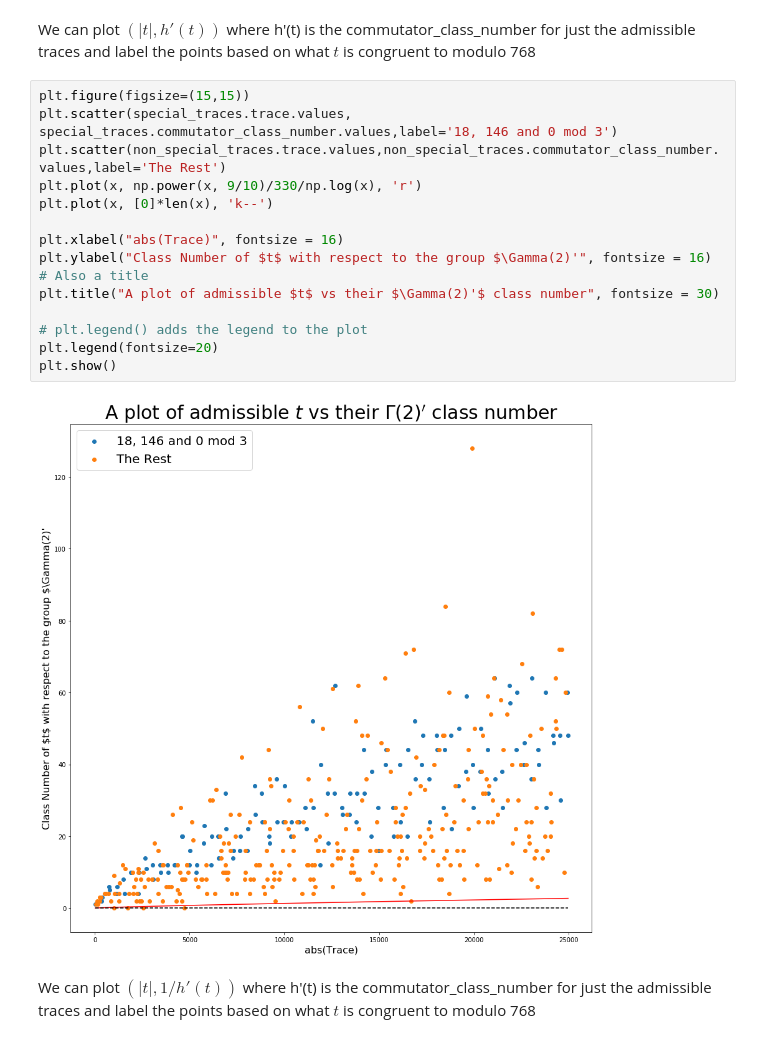
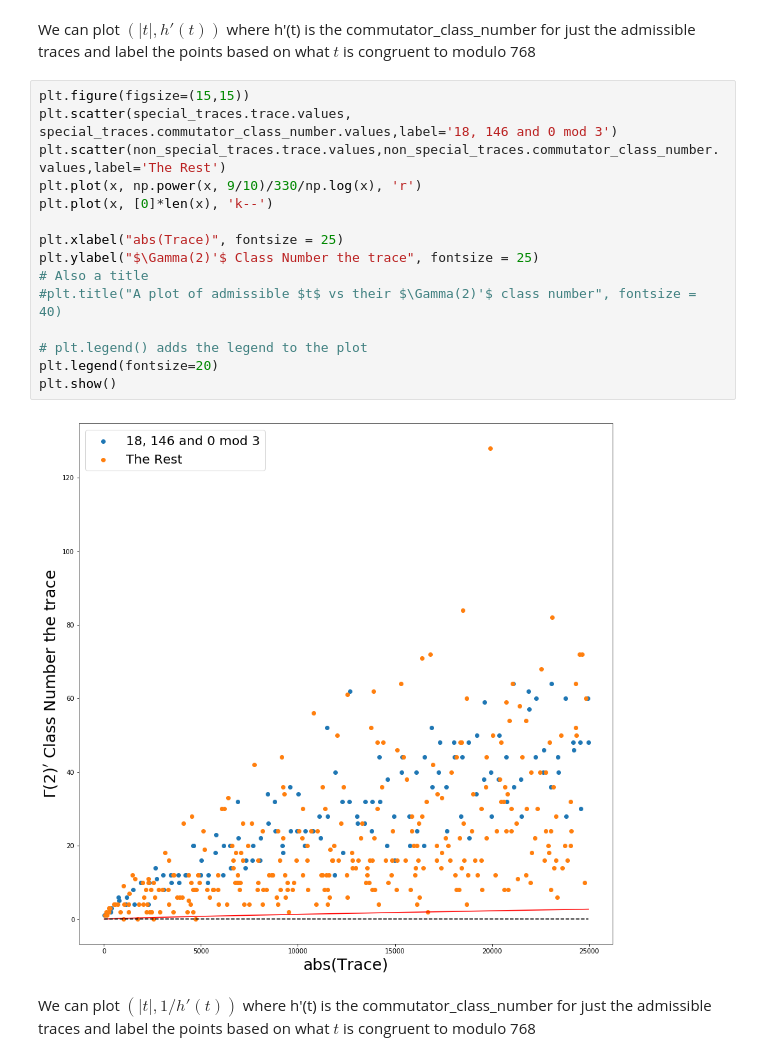
Before and after one commit to BrookeOgrodnik/CommutatorSubgroups, a Jupyter notebook: PythonCode/Class_Number.ipynb, the cells around one changed output. Cells and saved outputs as stored; diff of their text form.

```diff
--- a/PythonCode/Class_Number.ipynb
+++ b/PythonCode/Class_Number.ipynb
@@ -182,20 +182,20 @@ We can plot $(|t|, h'(t))$ where h'(t) is the commutator_class_number for just t
 # %%
 plt.figure(figsize=(15,15))
 plt.scatter(special_traces.trace.values, special_traces.commutator_class_number.values,label='18, 146 and 0 mod 3')
 plt.scatter(non_special_traces.trace.values,non_special_traces.commutator_class_number.values,label='The Rest')
 plt.plot(x, np.power(x, 9/10)/330/np.log(x), 'r')
 plt.plot(x, [0]*len(x), 'k--')
 
-plt.xlabel("abs(Trace)", fontsize = 16)
-plt.ylabel("Class Number of $t$ with respect to the group $\Gamma(2)'", fontsize = 16)
+plt.xlabel("abs(Trace)", fontsize = 25)
+plt.ylabel("$\Gamma(2)'$ Class Number the trace", fontsize = 25)
 # Also a title
-plt.title("A plot of admissible $t$ vs their $\Gamma(2)'$ class number", fontsize = 30)
+#plt.title("A plot of admissible $t$ vs their $\Gamma(2)'$ class number", fontsize = 40)
 
 # plt.legend() adds the legend to the plot
 plt.legend(fontsize=20)
 plt.show()
 # %% [output]
-[figure, old version]
+[figure, new version]
 # %% [markdown]
 We can plot $(|t|, 1/h'(t))$ where h'(t) is the commutator_class_number for just the admissible traces and label the points based on what $t$ is congruent to modulo 768
 # %%
```
Also changed, not shown: parts of 18 cells of this notebook, 13 other files.
